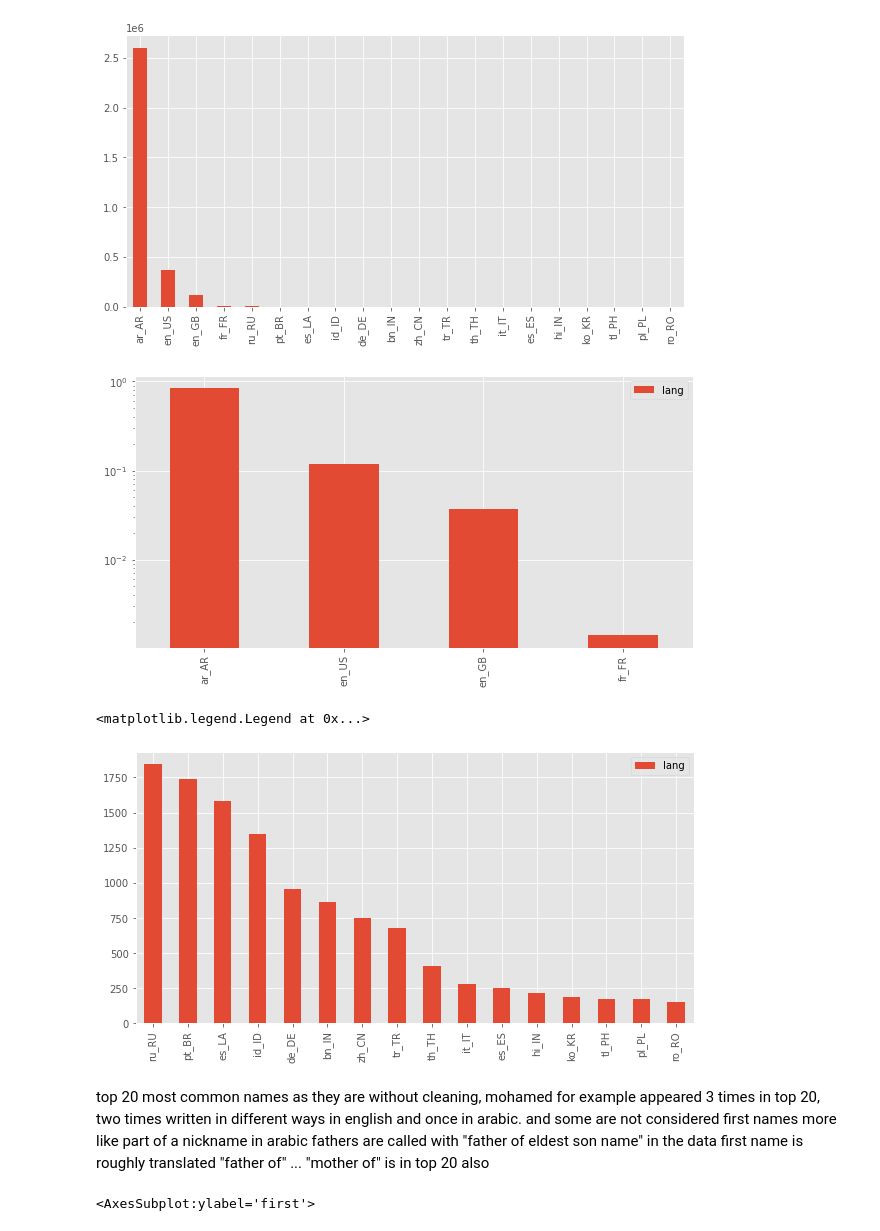
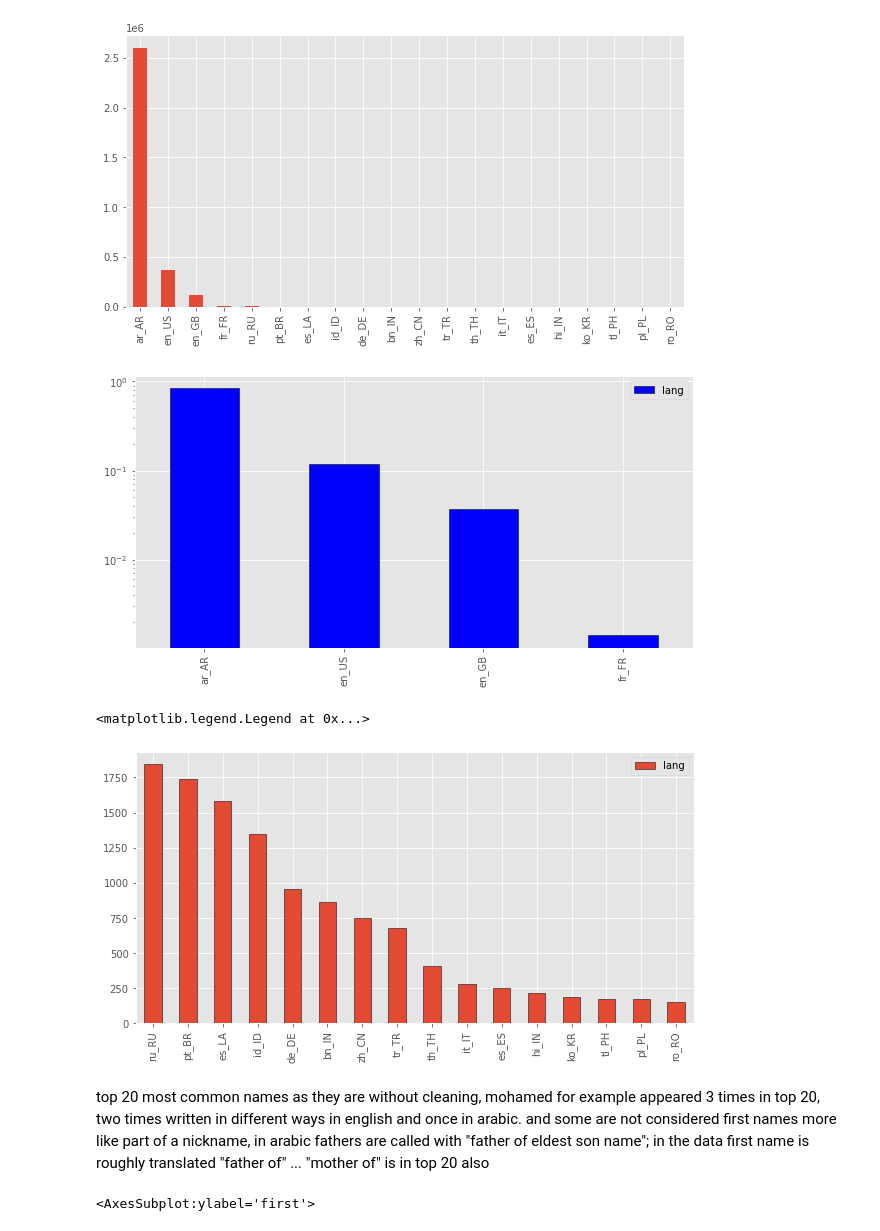
Before and after one commit to MohamedSuwan/leaked-FB-data-analysis, a Jupyter notebook: Jordan FB analysis.ipynb, the cells around one changed output. Cells and saved outputs as stored; diff of their text form; code cells hidden in the pictures.

```diff
--- a/Jordan FB analysis.ipynb
+++ b/Jordan FB analysis.ipynb
@@ -5,7 +5,7 @@ import seaborn as sns
 import matplotlib.style as st
 st.use("ggplot")
 # %%
-df=pd.read_csv("newJordan.csv",usecols=["phone","religion","birthday","first","gender","lang"])
+df=pd.read_csv("newJordan.csv",usecols=["phone","religion","birthday","first","gender","lang","email"])
 # %%
 df.drop_duplicates(inplace=True)
 # %%
@@ -136,19 +136,19 @@ df["lang"].value_counts()[0:20].plot(figsize=(10,5),kind="bar")
 <AxesSubplot:>
 [figure]
 # %%
-df["lang"].value_counts(normalize=True)[0:4].plot(figsize=(10,5),kind="bar")
+df["lang"].value_counts(normalize=True)[0:4].plot(figsize=(10,5),kind="bar",color="blue",edgecolor="black")
 plt.legend()
 plt.yscale("log")
 # %% [output]
-[figure, old version]
+[figure, new version]
 # %%
-df["lang"].value_counts()[4:20].plot(figsize=(10,5),kind="bar")
+df["lang"].value_counts()[4:20].plot(figsize=(10,5),kind="bar",edgecolor="black")
 plt.legend()
 # %% [output]
 <matplotlib.legend.Legend at 0x...>
-[figure, old version]
+[figure, new version]
 # %% [markdown]
-top 20 most common names as they are without cleaning, mohamed for example appeared 3 times in top 20, two times written in different ways in english and once in arabic. and some are not considered first names more like part of a nickname in arabic fathers are called with "father of eldest son name" in the data first name is roughly translated "father of" ... "mother of" is in top 20 also
+top 20 most common names as they are without cleaning, mohamed for example appeared 3 times in top 20, two times written in different ways in english and once in arabic. and some are not considered first names more like part of a nickname, in arabic fathers are called with "father of eldest son name"; in the data first name is roughly translated "father of" ... "mother of" is in top 20 also
 # %%
 df["first"].value_counts()[:20].plot(figsize=(10,10),kind="pie")
 # df.religion.value_counts()
```
Also changed, not shown: parts of 17 cells of this notebook.
